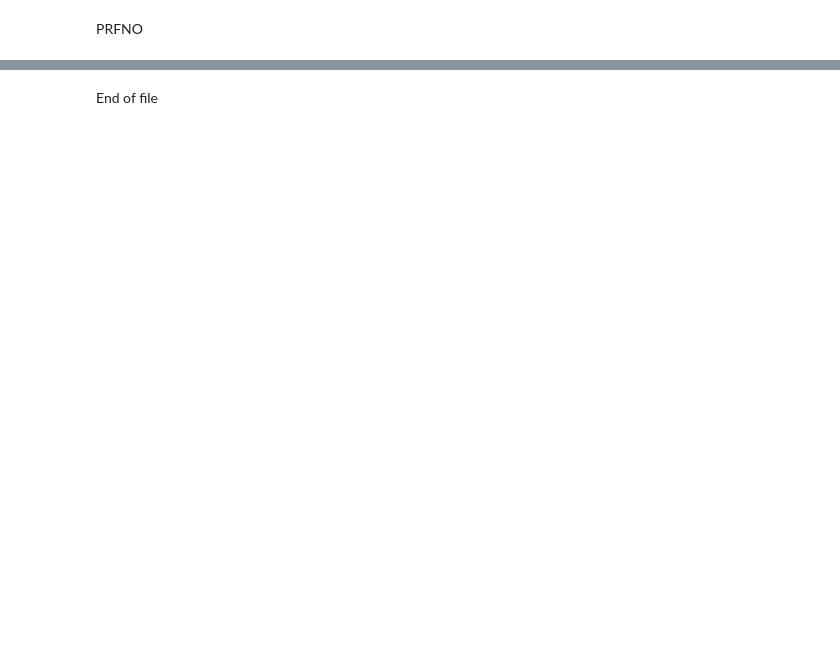
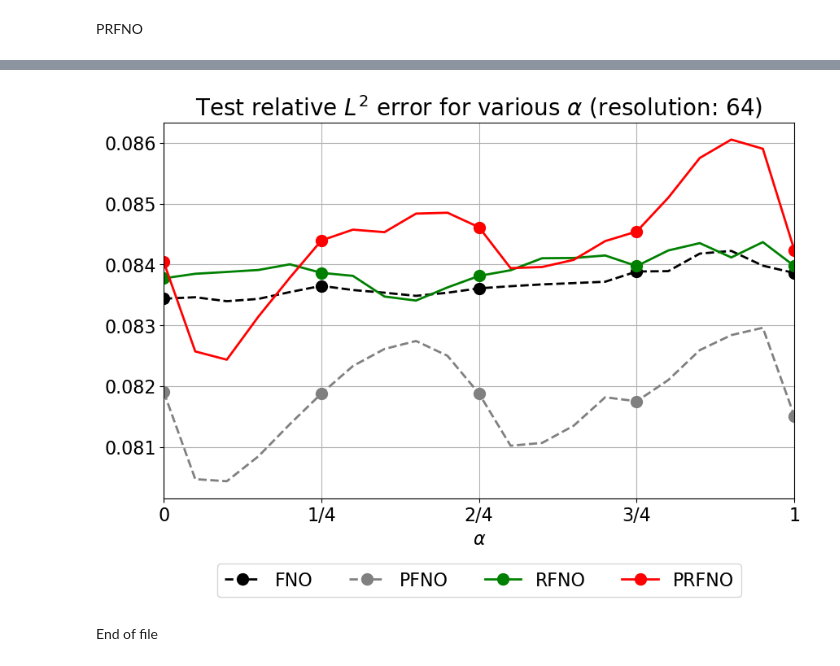
Before and after one commit to Gwangjae-Jung/parameterized_Boltzmann_solver, a Jupyter notebook: inference_3D/inference.ipynb, the cells around one changed output, grey strips where cells are left out. Saved outputs shown, nothing was run; the diff lists cells and outputs as text; code cells hidden in the pictures; blank space fills up the shorter version.

```diff
--- a/inference_3D/inference.ipynb
+++ b/inference_3D/inference.ipynb
@@ -219,6 +256,7 @@ with torch.inference_mode():
         # Save the initial condition
         batch_pred = [norm_pfno['data'].decode(pred).cpu()]
         # Compute the trajectory
+        model_pfno.update_register(res_v, alphas)
         for t in range(1, res_t):
             pred = model_pfno.forward(pred, alphas)
             batch_pred.append(norm_pfno['data'].decode(pred).cpu())
@@ -246,6 +286,7 @@ with torch.inference_mode():
         # Save the initial condition
         batch_pred = [norm_rfno['data'].decode(pred).cpu()]
         # Compute the trajectory
+        model_rfno.update_register(res_v)
         for t in range(1, res_t):
             pred = model_rfno.forward(pred, alphas)
             batch_pred.append(norm_rfno['data'].decode(pred).cpu())
@@ -273,6 +316,7 @@ with torch.inference_mode():
         # Save the initial condition
         batch_pred = [norm_prfno['data'].decode(pred).cpu()]
         # Compute the trajectory
+        model_prfno.update_register(res_v, alphas)
         for t in range(1, res_t):
             pred = model_prfno.forward(pred, alphas)
             batch_pred.append(norm_prfno['data'].decode(pred).cpu())
@@ -286,5 +332,5 @@ print(f"PRFNO Inference time: {inference_time_prfno:.2f} seconds.")
 # %%
-_dim = tuple((2, 3, 4))
+_dim = tuple((2, 3, 4, 5))
 rel_error_fno   = relative_error(pred_fno, data.cpu(), dim=_dim)
 rel_error_pfno  = relative_error(pred_pfno, data.cpu(), dim=_dim)
 rel_error_rfno  = relative_error(pred_rfno, data.cpu(), dim=_dim)
@@ -392,37 +452,45 @@ for list_mean, list_std, _color, _ls, _lbl in zip(
             partitioned_rel_error_fno_mean,
             partitioned_rel_error_pfno_mean,
             partitioned_rel_error_rfno_mean,
             partitioned_rel_error_prfno_mean,
         ],
         [
             partitioned_rel_error_fno_std,
             partitioned_rel_error_pfno_std,
             partitioned_rel_error_rfno_std,
             partitioned_rel_error_prfno_std,
         ],
         LIST_COLOR_2,
         LIST_LINESTYLE,
         LIST_LABELS
     ):
-    plt.errorbar(
+    plt.plot(
         unique_params, list_mean,
-        yerr=list_std,
         color=_color, linestyle=_ls, linewidth=LINEWIDTH_2,
         label=_lbl,
         marker='o', markevery=5, markersize=MARKERSIZE,
-        capsize=MARKERSIZE/2, capthick=2,
     )
+    # plt.errorbar(
+    #     unique_params, list_mean,
+    #     yerr=list_std,
+    #     color=_color, linestyle=_ls, linewidth=LINEWIDTH_2,
+    #     label=_lbl,
+    #     marker='o', markevery=5, markersize=MARKERSIZE,
+    #     capsize=MARKERSIZE/2, capthick=2,
+    # )
 
 plt.xlim(unique_params.min().item(), unique_params.max().item())
-plt.ylim(0, 5e-2)
+# plt.ylim(0, 5e-2)
 plt.xlabel(r"$\alpha$", fontsize=SIZE_LABEL)
 # plt.ylabel("Relative $L^2$ error", fontsize=SIZE_LABEL)
 # plt.yscale('log')
 plt.xticks(unique_params_train, list(map(lambda x: f"{int(4*x)}/4" if 0<x and x<1 else f"{int(x)}", unique_params_train)))
-plt.yticks([k*1e-2 for k in range(1, 6)], [rf"${k} \times 10^{{-2}}$" for k in range(1, 6)])
+# plt.yticks([k*1e-2 for k in range(1, 6)], [rf"${k} \times 10^{{-2}}$" for k in range(1, 6)])
 plt.tick_params(axis='both', which='both', labelsize=SIZE_TICK)
 plt.legend(bbox_to_anchor=(0.5, -0.15), loc='upper center', fontsize=SIZE_LABEL, ncol=4)
 plt.grid()
 plt.savefig(f"test_error_vs_alpha__[max_freq{max_freq:02d}__seed{seed}]__res{res_v:03d}.pdf", bbox_inches='tight')
+# %% [output]
+[figure, added]
 # %% [markdown]
 End of file
```
Also changed, not shown: parts of 15 cells of this notebook, 8 other files.
